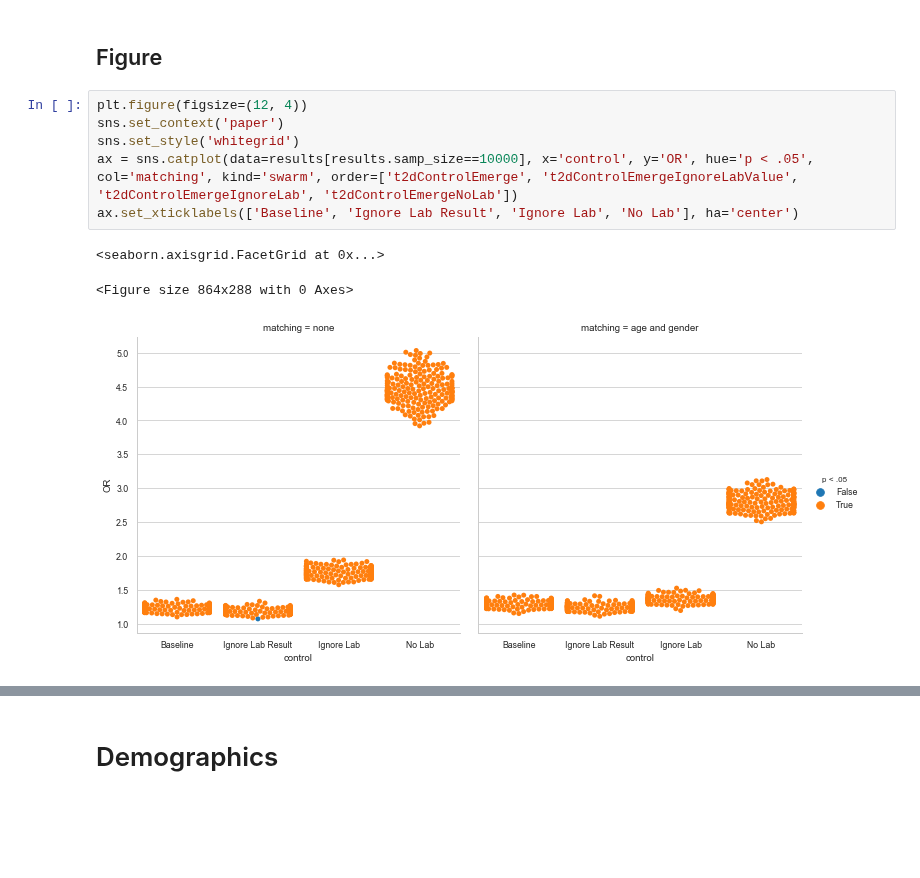
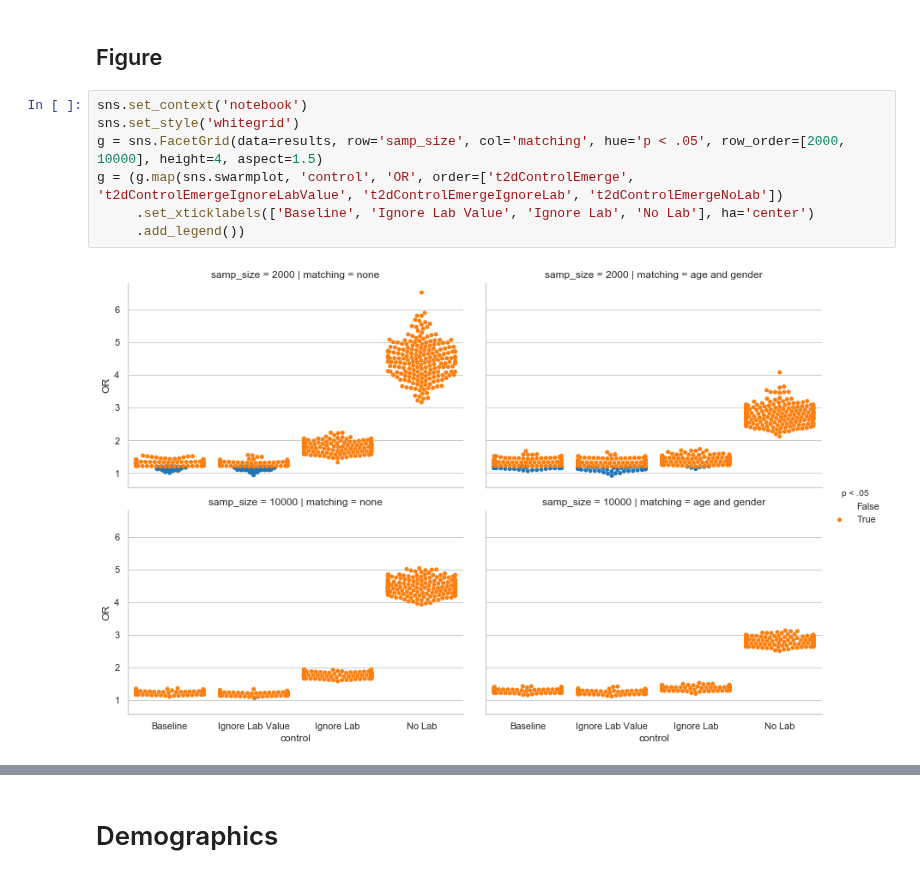
Before and after one commit to brettbj/association-robustness, a Jupyter notebook: Paper figs.ipynb, the cells around one changed output, grey strips where cells are left out. Cells and saved outputs as stored; diff of their text form; blank space fills up the shorter version.

Commit message:
Add demographics, t test between groups, sample size to swarmplot

```diff
--- a/Paper figs.ipynb
+++ b/Paper figs.ipynb
@@ -149,12 +149,11 @@ results['ci_width'] = results.ci95_upper - results.ci95_lower
 # %% [markdown]
 ## Figure
 # %%
-plt.figure(figsize=(12, 4))
-sns.set_context('paper')
+sns.set_context('notebook')
 sns.set_style('whitegrid')
-ax = sns.catplot(data=results[results.samp_size==10000], x='control', y='OR', hue='p < .05', col='matching', kind='swarm', order=['t2dControlEmerge', 't2dControlEmergeIgnoreLabValue', 't2dControlEmergeIgnoreLab', 't2dControlEmergeNoLab'])
-ax.set_xticklabels(['Baseline', 'Ignore Lab Result', 'Ignore Lab', 'No Lab'], ha='center')
+g = sns.FacetGrid(data=results, row='samp_size', col='matching', hue='p < .05', row_order=[2000, 10000], height=4, aspect=1.5)
+g = (g.map(sns.swarmplot, 'control', 'OR', order=['t2dControlEmerge', 't2dControlEmergeIgnoreLabValue', 't2dControlEmergeIgnoreLab', 't2dControlEmergeNoLab'])
+     .set_xticklabels(['Baseline', 'Ignore Lab Value', 'Ignore Lab', 'No Lab'], ha='center')
+     .add_legend())
 # %% [output]
-<seaborn.axisgrid.FacetGrid at 0x...>
-<Figure size 864x288 with 0 Axes>
-[figure, old version]
+[figure, new version]
```
Also changed, not shown: parts of 8 cells of this notebook.
